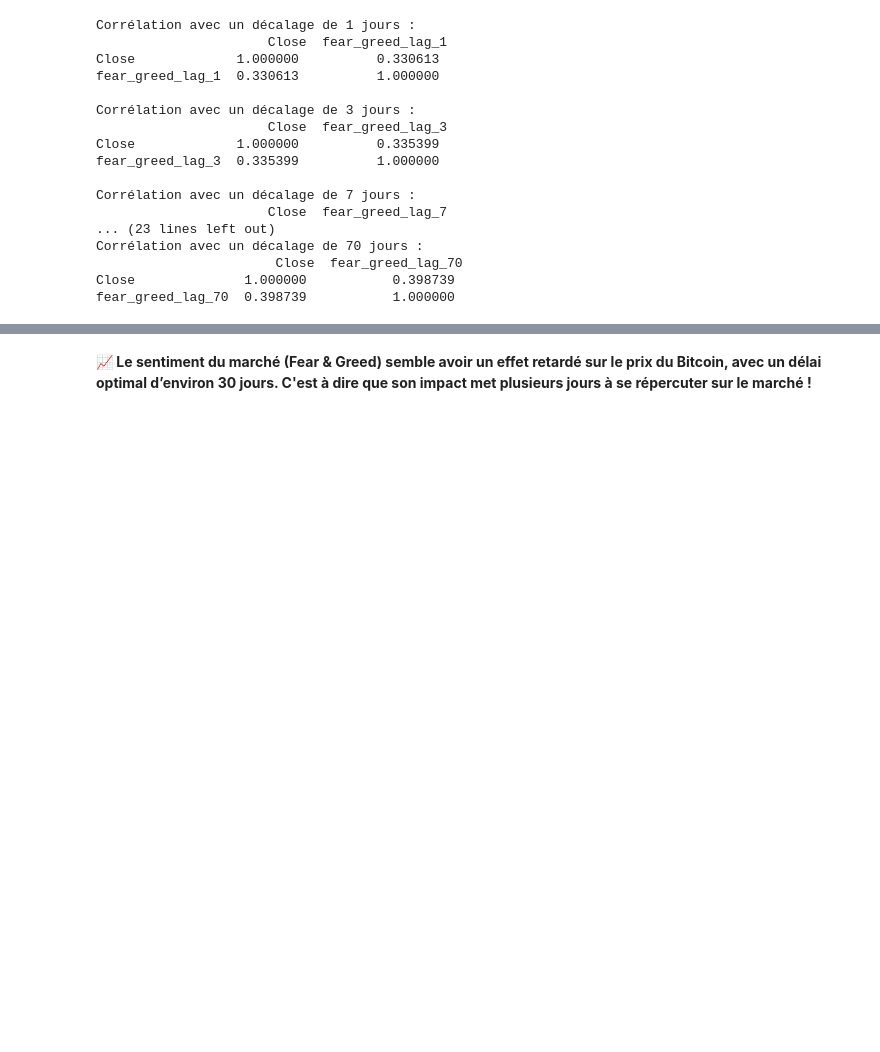
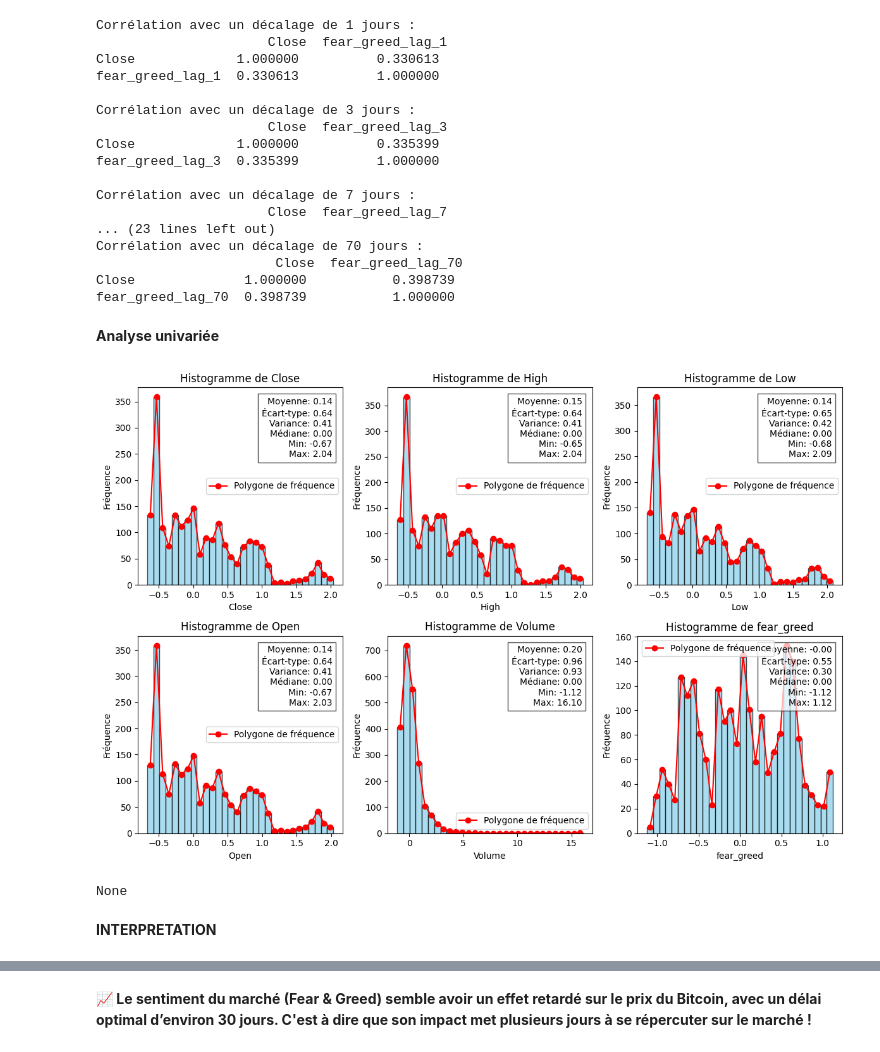
Before and after one commit to hinimdoumorsia/projet_Series_chronologiques, a Jupyter notebook: Preprocessing.ipynb, the cells around one changed output, grey strips where cells are left out. Cells and saved outputs as stored; diff of their text form; code cells hidden in the pictures; blank space fills up the shorter version.

```diff
--- a/Preprocessing.ipynb
+++ b/Preprocessing.ipynb
@@ -164,3 +164,54 @@ Corrélation avec un décalage de 70 jours :
                        Close  fear_greed_lag_70
 Close              1.000000           0.398739
 fear_greed_lag_70  0.398739           1.000000
+# %% [markdown]
+**Analyse univariée**
+# %%
+def process_and_plot_histograms(df):
+    # Vérification si la colonne 'Date' existe
+    if 'Date' not in df.columns:
+        raise ValueError("La colonne 'Date' est absente du DataFrame.")
+    # Conversion de la colonne 'Date' en type datetime
+    df['Date'] = pd.to_datetime(df['Date'], errors='coerce')
+    # Liste des colonnes numériques à visualiser
+    numeric_columns = ['Close', 'High', 'Low', 'Open', 'Volume', 'fear_greed']
+    # Vérification si toutes les colonnes existent
+    missing_cols = [col for col in numeric_columns if col not in df.columns]
+    if missing_cols:
+        raise ValueError(f"Les colonnes suivantes sont absentes du DataFrame : {missing_cols}")
+    # Création des histogrammes avec statistiques et polygone de fréquence
+    plt.figure(figsize=(12, 8))
+    for i, col in enumerate(numeric_columns, 1):
+        plt.subplot(2, 3, i)  # 2 lignes, 3 colonnes pour les subplots
+        data = df[col].dropna()
+        # Histogramme
+        counts, bins, _ = plt.hist(data, bins=30, color='skyblue', edgecolor='black', alpha=0.7, density=False)
+        # Polygone de fréquence
+        bin_centers = (bins[:-1] + bins[1:]) / 2
+        plt.plot(bin_centers, counts, marker='o', linestyle='-', color='red', label='Polygone de fréquence')
+        # Calcul des statistiques
+        mean_value = np.mean(data)
+        std_dev = np.std(data)
+        variance = np.var(data)
+        median_value = np.median(data)
+        min_value = np.min(data)
+        max_value = np.max(data)
+        # Ajout des statistiques sur le graphe
+        stats_text = (f"Moyenne: {mean_value:.2f}\nÉcart-type: {std_dev:.2f}\nVariance: {variance:.2f}\n"
+                      f"Médiane: {median_value:.2f}\nMin: {min_value:.2f}\nMax: {max_value:.2f}")
+        plt.text(0.95, 0.95, stats_text, transform=plt.gca().transAxes, fontsize=10,
+                 verticalalignment='top', horizontalalignment='right', bbox=dict(facecolor='white', alpha=0.7))
+        plt.title(f'Histogramme de {col}')
+        plt.xlabel(col)
+        plt.ylabel('Fréquence')
+        plt.legend()
+    plt.tight_layout()
+    plt.show()
+# %%
+result = process_and_plot_histograms(data)
+print(result)
+# %% [output]
+[figure, added]
+None
+# %% [markdown]
+**INTERPRETATION**
```
Also changed, not shown: parts of 2 cells of this notebook.
